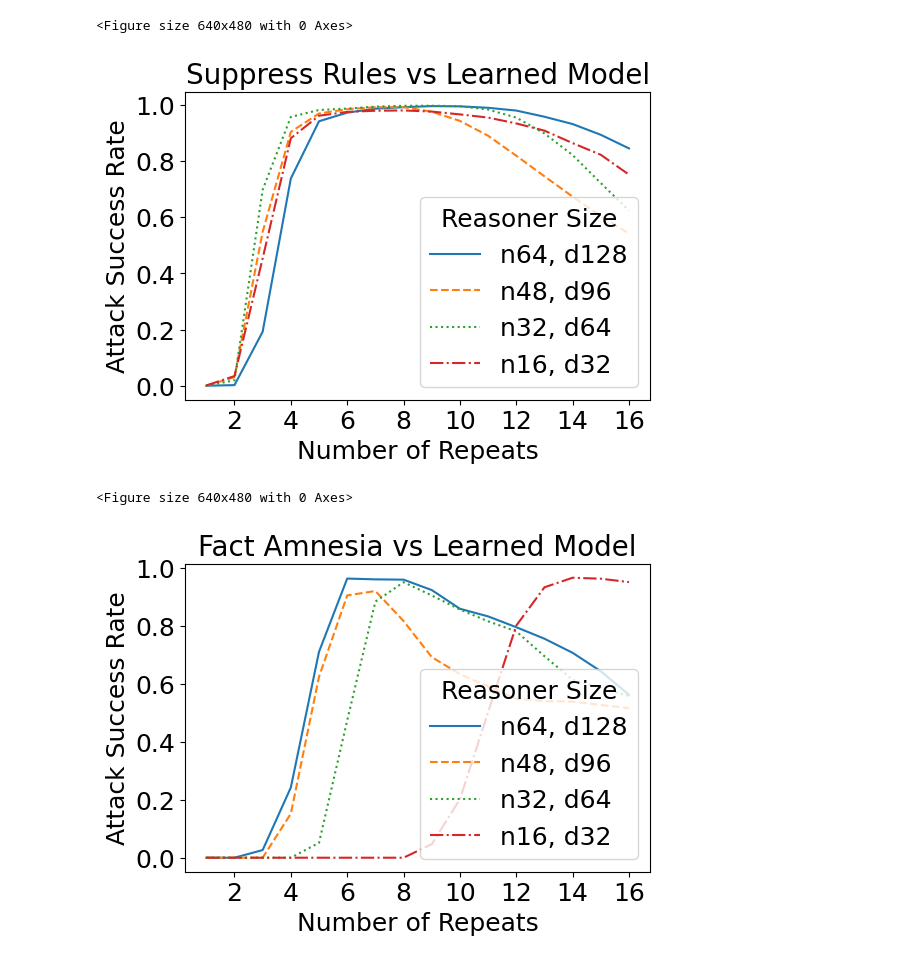
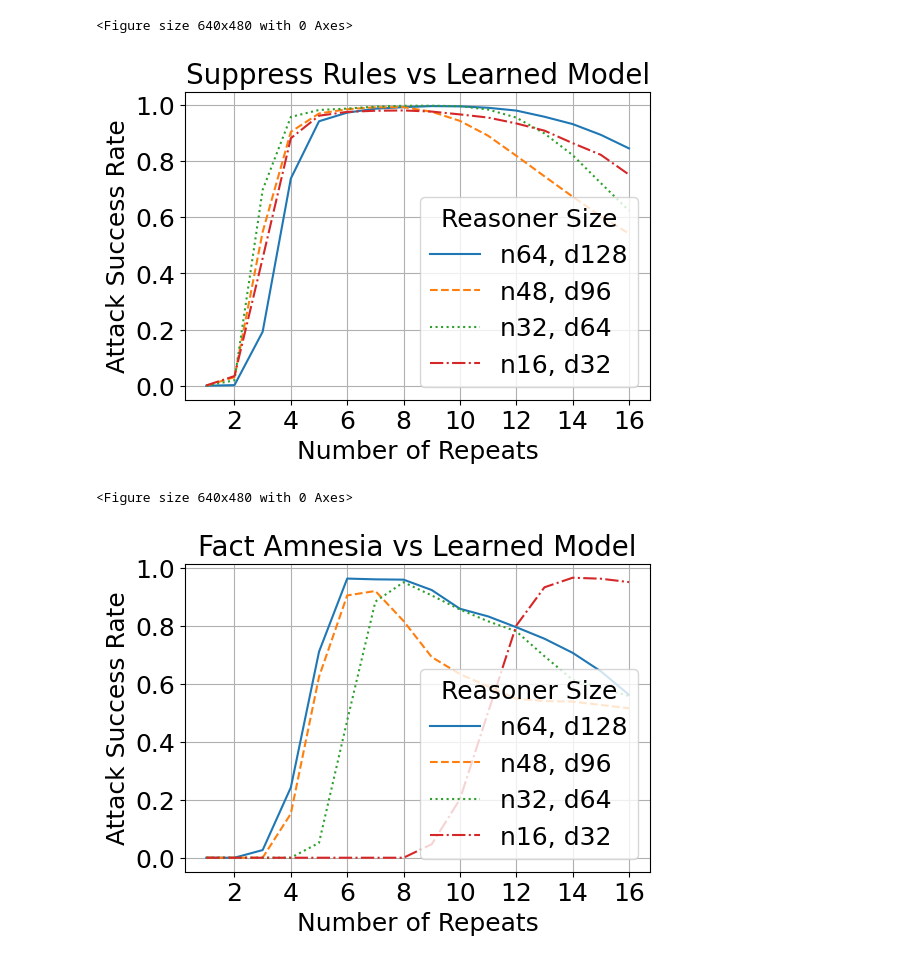
Before and after one commit to AntonXue/tf_logic, a Jupyter notebook: notebooks/experiments/exp2_theory_attacks.ipynb, the cells around one changed output. Cells and saved outputs as stored; diff of their text form; code cells hidden in the pictures.

```diff
--- a/notebooks/experiments/exp2_theory_attacks.ipynb
+++ b/notebooks/experiments/exp2_theory_attacks.ipynb
@@ -37,34 +37,35 @@ x_48, y_48 = get_col_as_np(suppress_rule_df, "adv_ns3_state_acc",
     [("num_vars", 48), ("embed_dim", 96), ("reasoner_type", "learned")]
 )
 
 x_32, y_32 = get_col_as_np(suppress_rule_df, "adv_ns3_state_acc",
     [("num_vars", 32), ("embed_dim", 64), ("reasoner_type", "learned")]
 )
 
 x_16, y_16 = get_col_as_np(suppress_rule_df, "adv_ns3_state_acc",
     [("num_vars", 16), ("embed_dim", 32), ("reasoner_type", "learned")]
 )
 
 x_64, y_64 = x_64[:16]-1, y_64[:16]
 x_48, y_48 = x_48[:16]-1, y_48[:16]
 x_32, y_32 = x_32[:16]-1, y_32[:16]
 x_16, y_16 = x_16[:16]-1, y_16[:16]
 
 plt.plot(x_64, y_64, linestyle="solid", label="n64, d128")
 plt.plot(x_48, y_48, linestyle="dashed", label="n48, d96")
 plt.plot(x_32, y_32, linestyle="dotted", label="n32, d64")
 plt.plot(x_16, y_16, linestyle="dashdot", label="n16, d32")
 plt.legend(loc="lower right", title="Reasoner Size", fontsize=legend_fs, title_fontsize=legend_fs)
 plt.ylabel("Attack Success Rate", fontsize=axis_fs)
 plt.xlabel("Number of Repeats", fontsize=axis_fs)
 plt.yticks(fontsize=tick_fs)
 plt.xticks(fontsize=tick_fs)
 plt.title("Suppress Rules vs Learned Model", fontsize=title_fs)
+plt.grid()
 # plt.title("Theory-based Attacks Against Learned Reasoners", fontsize=title_fs)
 plt.savefig("images/exp2_suppress_rule_acc.png", bbox_inches="tight", transparent=True)
 # %% [output]
 <Figure size 640x480 with 0 Axes>
-[figure, old version]
+[figure, new version]
 # %%
 # Knowledge Amnesia
 # %%
@@ -102,11 +103,12 @@ plt.xlabel("Number of Repeats", fontsize=axis_fs)
 plt.yticks(fontsize=tick_fs)
 plt.xticks(fontsize=tick_fs)
 plt.title("Fact Amnesia vs Learned Model", fontsize=title_fs)
+plt.grid()
 # plt.title("Theory-based Attacks Against Learned Reasoners", fontsize=title_fs)
 plt.savefig("images/exp2_fact_amnesia_acc.png", bbox_inches="tight", transparent=True)
 # %% [output]
 <Figure size 640x480 with 0 Axes>
-[figure, old version]
+[figure, new version]
 # %%
 # Coercion variance
 # %%
```
Also changed, not shown: parts of 1 cell of this notebook, 3 other files.
